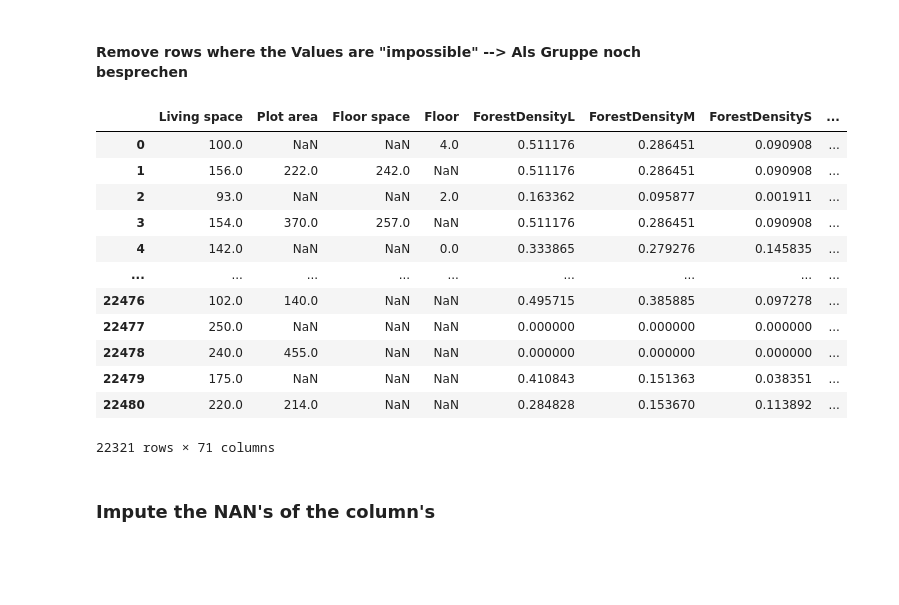
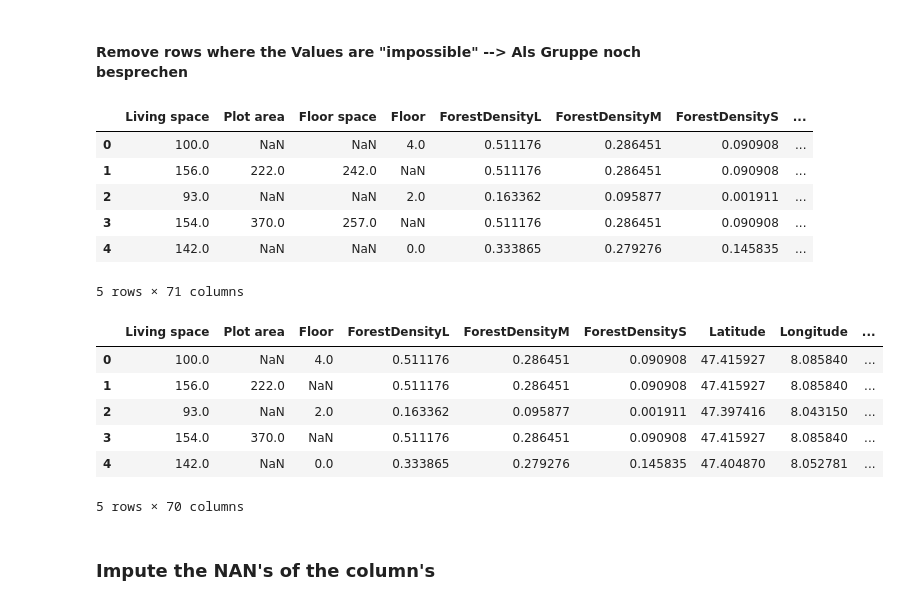
Before and after one commit to marvinvr/fhnw-cml1, a Jupyter notebook: 01_data_wrangling.ipynb, the cells around one changed output. Cells and saved outputs as stored; diff of their text form; code cells hidden in the pictures; blank space fills up the shorter version.

```diff
--- a/01_data_wrangling.ipynb
+++ b/01_data_wrangling.ipynb
@@ -425,12 +393,12 @@ clean_df[clean_df['price_cleaned'] < 20_000]
 # %% [markdown]
 #### Remove rows where the Values are "impossible"  --> Als Gruppe noch besprechen
 # %%
-clean_df = clean_df[(clean_df['Living space'] > 20) | (clean_df['Living space'].isnull())]
-clean_df = clean_df[(clean_df['Plot area'] > 20) | (clean_df['Plot area'].isnull())]
-clean_df = clean_df[(clean_df['Floor space'] > 20) | (clean_df['Floor space'].isnull())]
-clean_df = clean_df[(clean_df['Floor'] < 30) | (clean_df['Floor'].isnull())]
-clean_df = clean_df[(clean_df['price_cleaned'] > 20_000) | (clean_df['price_cleaned'].isnull())]
-clean_df
+clean_df = clean_df[(clean_df['Living space'] > living_space_cutoff) | (clean_df['Living space'].isnull())]
+clean_df = clean_df[(clean_df['Plot area'] > plot_area_cutoff) | (clean_df['Plot area'].isnull())]
+clean_df = clean_df[(clean_df['Floor space'] > floor_space_cutoff) | (clean_df['Floor space'].isnull())]
+clean_df = clean_df[(clean_df['Floor'] < floor_cutoff) | (clean_df['Floor'].isnull())]
+clean_df = clean_df[(clean_df['price_cleaned'] > price_cleaned_cutoff) | (clean_df['price_cleaned'].isnull())]
+clean_df.head()
 # %% [output]
 |  | Living space | Plot area | Floor space | Floor | ForestDensityL | ForestDensityM | ForestDensityS | ... |
 | 0 | 100.0 | NaN | NaN | 4.0 | 0.511176 | 0.286451 | 0.090908 | ... |
@@ -438,13 +406,19 @@ clean_df
 | 2 | 93.0 | NaN | NaN | 2.0 | 0.163362 | 0.095877 | 0.001911 | ... |
 | 3 | 154.0 | 370.0 | 257.0 | NaN | 0.511176 | 0.286451 | 0.090908 | ... |
 | 4 | 142.0 | NaN | NaN | 0.0 | 0.333865 | 0.279276 | 0.145835 | ... |
-| ... | ... | ... | ... | ... | ... | ... | ... | ... |
-| 22476 | 102.0 | 140.0 | NaN | NaN | 0.495715 | 0.385885 | 0.097278 | ... |
-| 22477 | 250.0 | NaN | NaN | NaN | 0.000000 | 0.000000 | 0.000000 | ... |
-| 22478 | 240.0 | 455.0 | NaN | NaN | 0.000000 | 0.000000 | 0.000000 | ... |
-| 22479 | 175.0 | NaN | NaN | NaN | 0.410843 | 0.151363 | 0.038351 | ... |
-| 22480 | 220.0 | 214.0 | NaN | NaN | 0.284828 | 0.153670 | 0.113892 | ... |
-22321 rows × 71 columns
+5 rows × 71 columns
+# %%
+#Florspace Temporär rausgenommen
+clean_df = clean_df.drop(["Floor space"], axis = 1)
+clean_df.head()
+# %% [output]
+|  | Living space | Plot area | Floor | ForestDensityL | ForestDensityM | ForestDensityS | Latitude | Longitude | ... |
+| 0 | 100.0 | NaN | 4.0 | 0.511176 | 0.286451 | 0.090908 | 47.415927 | 8.085840 | ... |
+| 1 | 156.0 | 222.0 | NaN | 0.511176 | 0.286451 | 0.090908 | 47.415927 | 8.085840 | ... |
+| 2 | 93.0 | NaN | 2.0 | 0.163362 | 0.095877 | 0.001911 | 47.397416 | 8.043150 | ... |
+| 3 | 154.0 | 370.0 | NaN | 0.511176 | 0.286451 | 0.090908 | 47.415927 | 8.085840 | ... |
+| 4 | 142.0 | NaN | 0.0 | 0.333865 | 0.279276 | 0.145835 | 47.404870 | 8.052781 | ... |
+5 rows × 70 columns
 # %% [markdown]
 ### Impute the NAN's of the column's
 # %%
```
Also changed, not shown: parts of 10 cells of this notebook, 1 other file.
